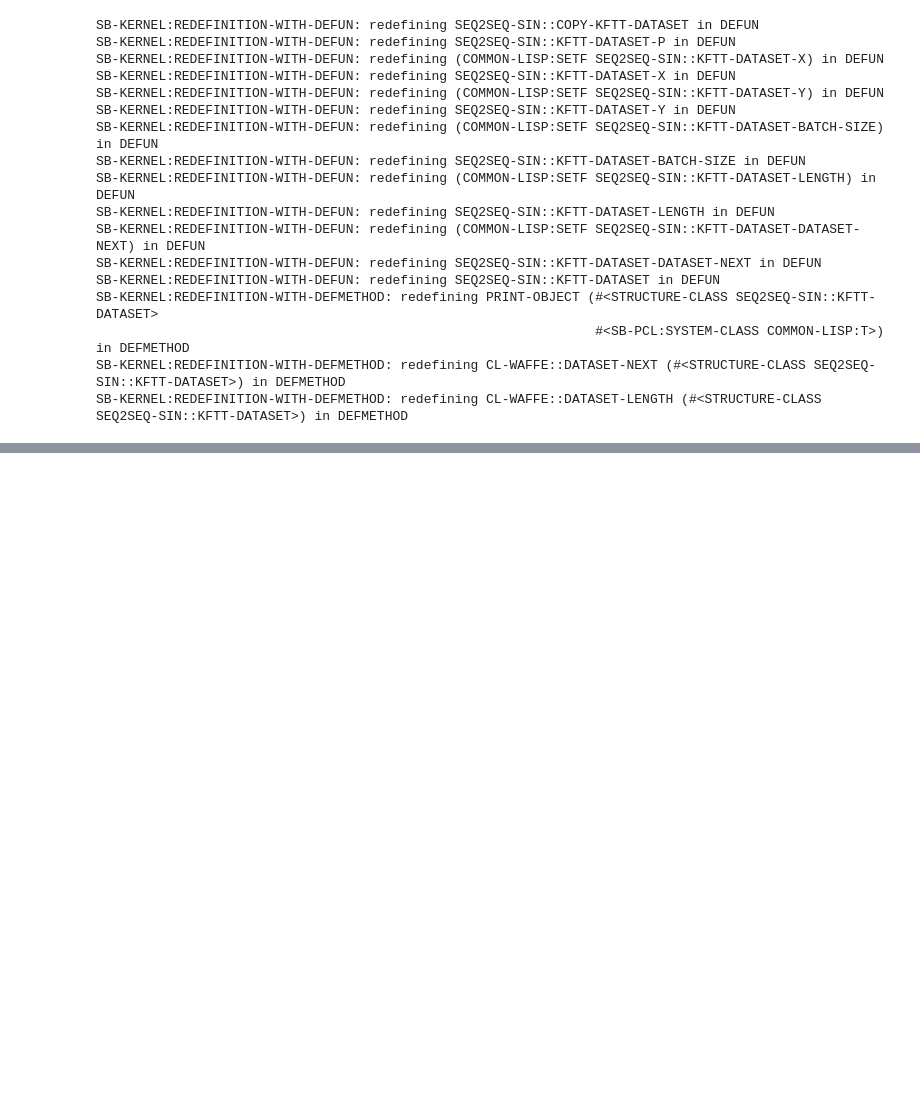
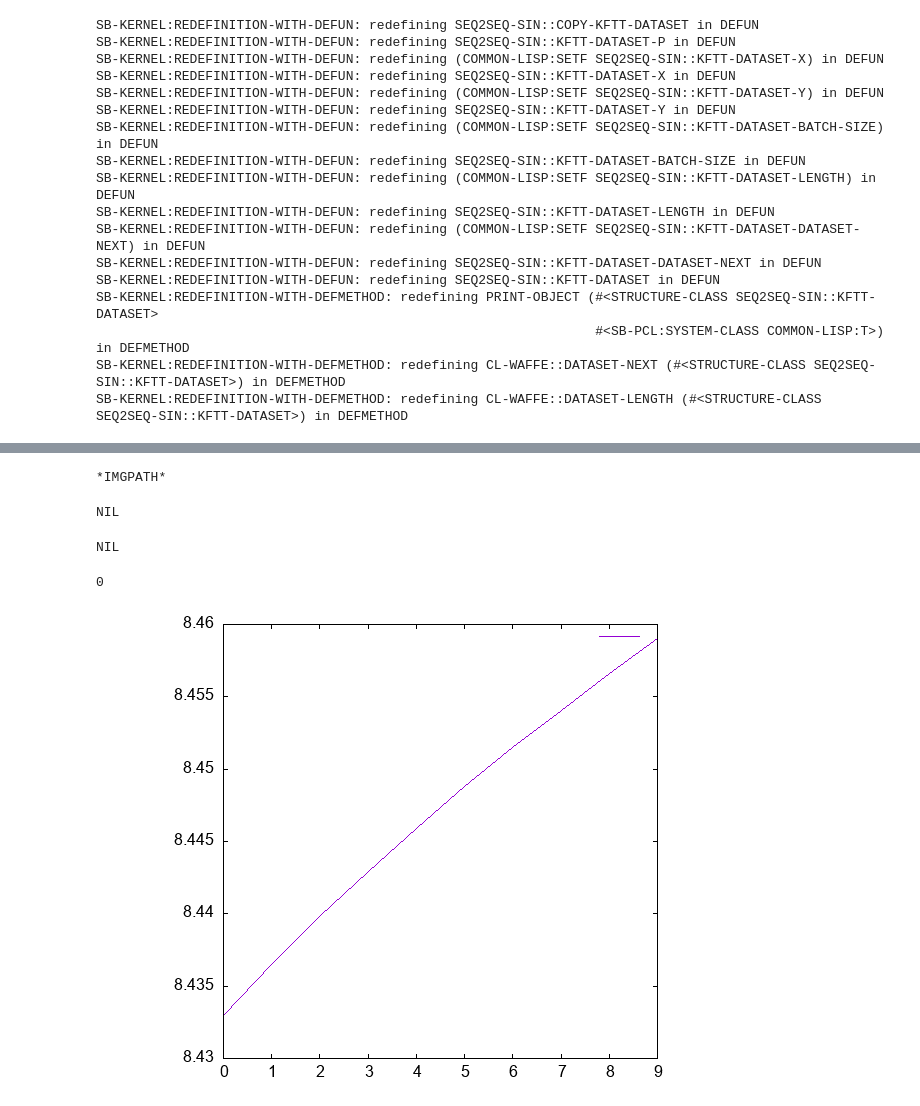
Before and after one commit to hikettei/cl-waffe, a Jupyter notebook: tutorials/jp/RNN.ipynb, the cells around one changed output, grey strips where cells are left out. Drawn from its saved outputs; the diff is of its cells as text; code cells hidden in the pictures; blank space fills up the shorter version.

```diff
--- a/tutorials/jp/RNN.ipynb
+++ b/tutorials/jp/RNN.ipynb
@@ -347,0 +395,12 @@ NIL
+# %%
+(defparameter *imgpath* "./tmp/Seq2Seq_KFTT_Losses.png")
+
+(plot losses :output *imgpath*)
+(jupyter:file *imgpath* :display t)
+; emm
+# %% [output]
+*IMGPATH*
+NIL
+NIL
+0
+[figure, added]
```
Also changed, not shown: parts of 11 cells of this notebook, 1 other file.
